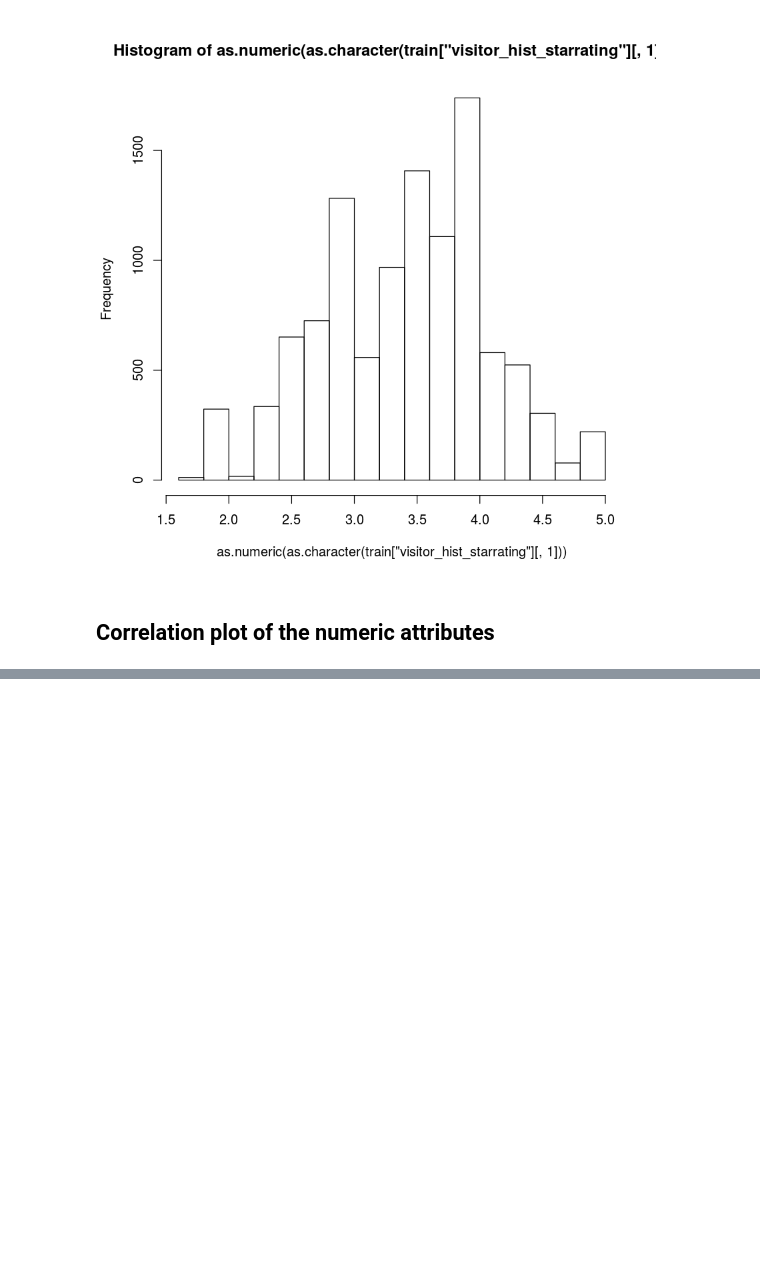
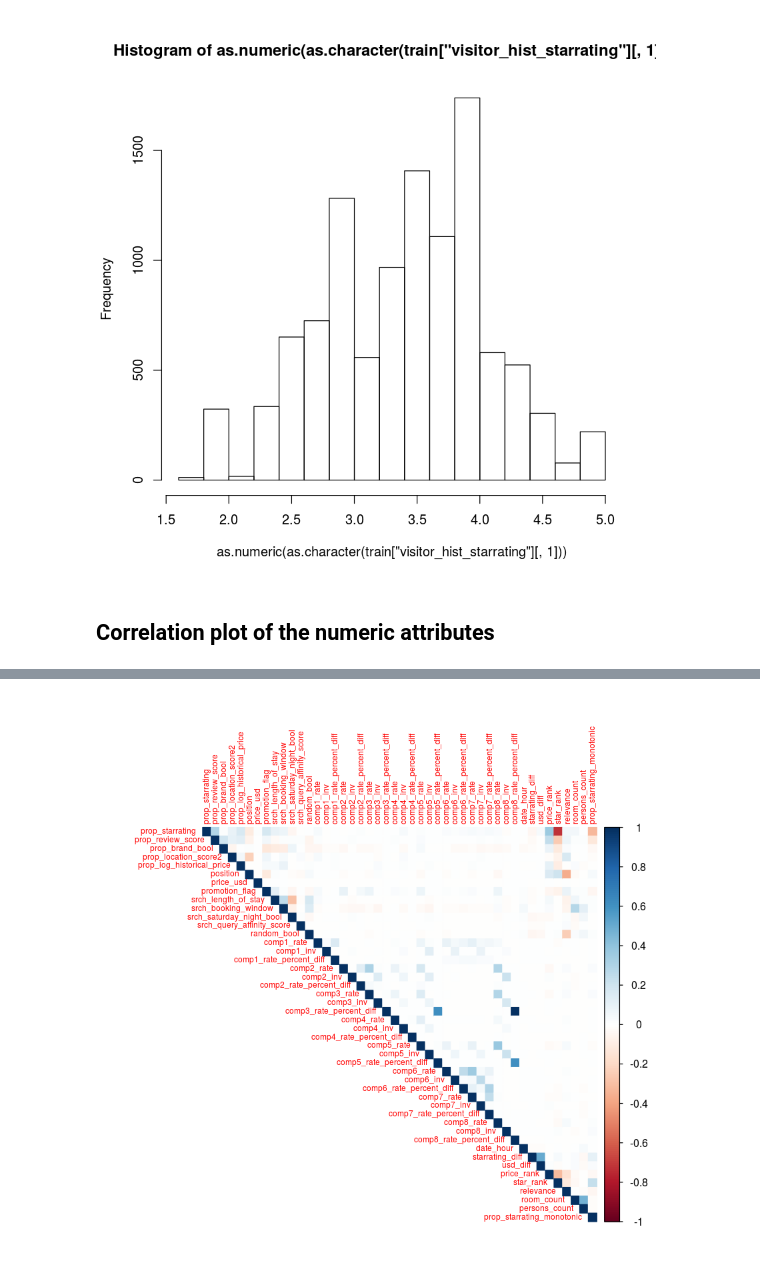
Before and after one commit to silesbu/dmt41, a Jupyter notebook: assignment2/R_analysis_assignment_2.ipynb, the cells around one changed output, grey strips where cells are left out. Drawn from its saved outputs; the diff is of its cells as text; code cells hidden in the pictures; blank space fills up the shorter version.

Commit message:
Correlation plot updated

```diff
--- a/assignment2/R_analysis_assignment_2.ipynb
+++ b/assignment2/R_analysis_assignment_2.ipynb
@@ -376,9 +364,7 @@ hist(as.numeric(as.character(train["visitor_hist_starrating"][,1])))
 # %% [markdown]
 ## Correlation plot of the numeric attributes
 # %%
-impTrainPath <- "/home/kevin/data_mining/data/assignment2/full_train.csv"
-impTrainNames <- colnames(read.csv("/home/kevin/data_mining/data/assignment2/full_train.csv",nrows = 1))
+impTrainPath <- "/home/kevin/data_mining/data/assignment2/Balanced_Data/underTrain.csv"
+impTrainNames <- colnames(read.csv(impTrainPath,nrows = 1))
 
 df <- read.csv(impTrainPath,colClasses=rep("numeric",length(impTrainNames)))
-
-df
@@ -391,0 +400,9 @@ corrplot(cor(df[colnames(df)[c(1:29,l.idx-2,l.idx)]]),method="color",type="upper
+# %%
+df.nums <- subset(df,select=c(-srch_id,-site_id,-prop_country_id,-prop_id,-srch_destination_id,
+                              -date_month,-date_year,-gross_bookings_usd,-booking_bool,-click_bool,
+                              -ignored_bool))
+
+# type = "upper"
+corrplot(cor(df.nums),method="color",type="upper",tl.cex=0.6)
+# %% [output]
+[figure, added]
```
Also changed, not shown: parts of 3 cells of this notebook.
